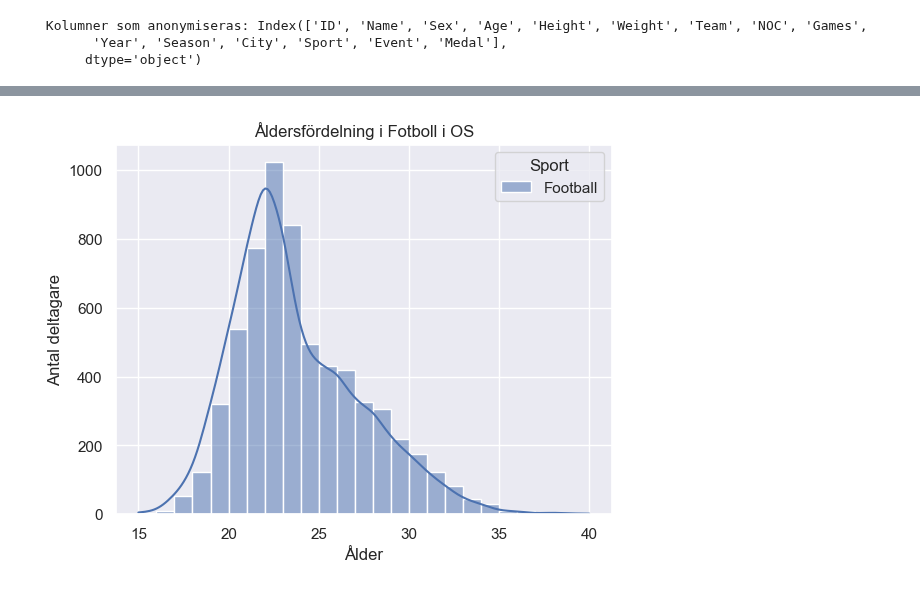
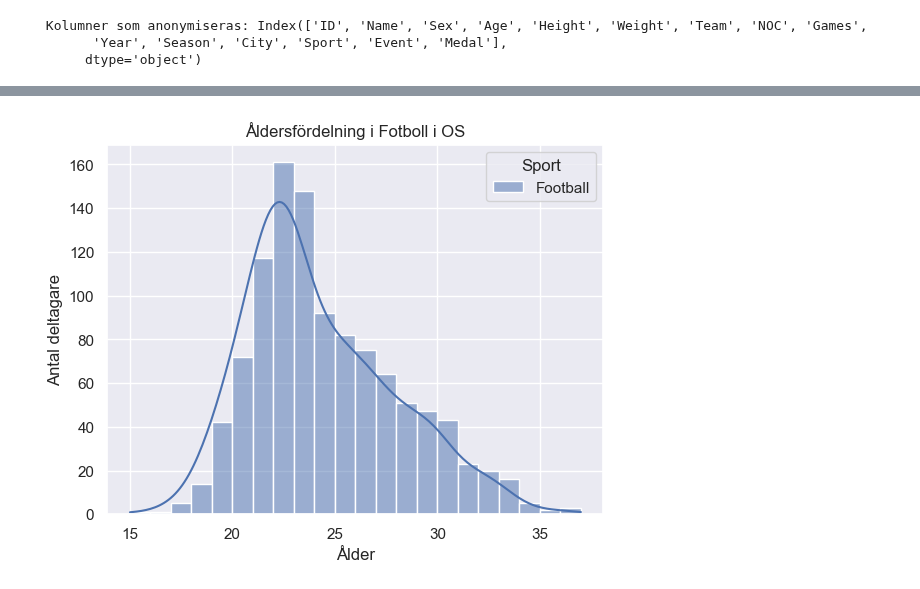
Before and after one commit to n00rp/Project_Olympic, a Jupyter notebook: Individuella filer/individuell_fil_jenny.ipynb, the cells around one changed output, grey strips where cells are left out. Cells and saved outputs as stored; diff of their text form; code cells hidden in the pictures.

```diff
--- a/Individuella filer/individuell_fil_jenny.ipynb
+++ b/Individuella filer/individuell_fil_jenny.ipynb
@@ -85,15 +91,16 @@ plt.show()
 # %%
 #  åldersfördelning i OS Fotboll
 df_sporter = df_anonym[df_anonym["Sport"].isin(["Football"])]
+df_sporter = df_sporter.dropna()
 sns.set_theme(style="darkgrid")
 sns.histplot(x="Age", hue="Sport", data=df_sporter, binwidth=1, kde=True)
 
 plt.title("Åldersfördelning i Fotboll i OS")
 plt.xlabel("Ålder")
 plt.ylabel("Antal deltagare")
 plt.show()
 # %% [output]
-[figure, old version]
+[figure, new version]
 # %%
 #  åldersfördelning i OS Segling
 df_sporter = df_anonym[df_anonym["Sport"].isin(["Sailing"])]
```
Also changed, not shown: parts of 5 cells of this notebook.
